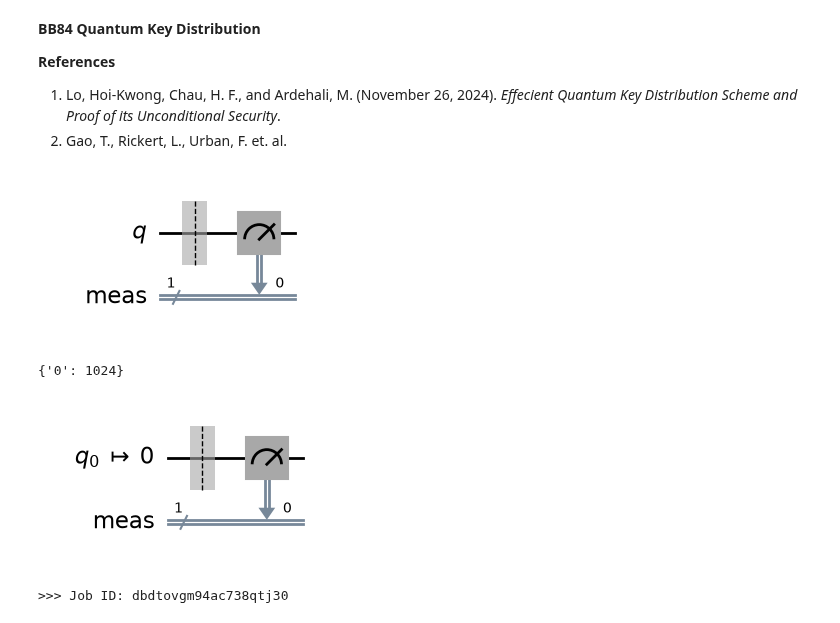
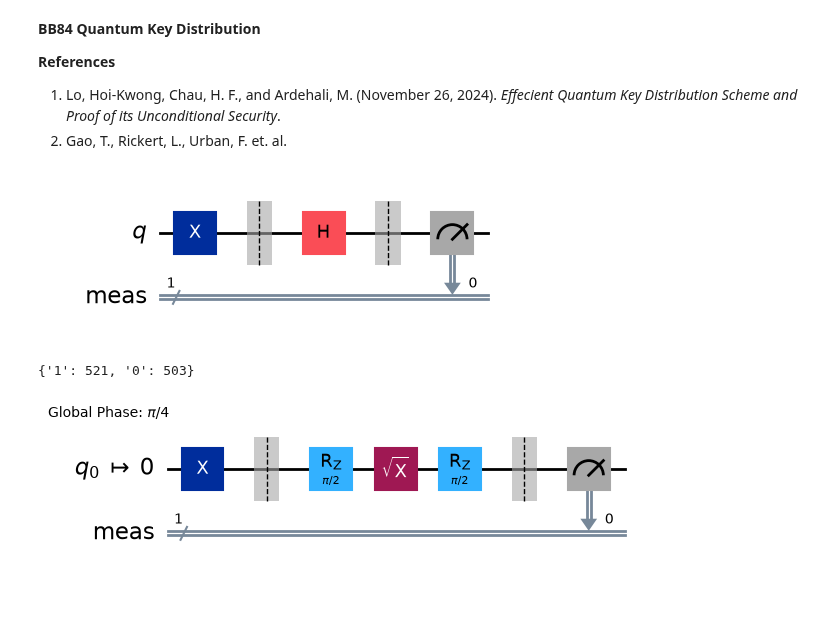
Before and after one commit to Napieraj2/Quantum, a Jupyter notebook: BB84.ipynb, the cells around one changed output. Saved outputs shown, nothing was run; the diff lists cells and outputs as text; code cells hidden in the pictures.

Commit message:
various gate tests, documentation later

```diff
--- a/BB84.ipynb
+++ b/BB84.ipynb
@@ -39,21 +40,28 @@ else:
 # %%
 # Build Alice's qubits and show circuit (local simulation)
 
-# Initialize Alice at |0>
-alice = QuantumCircuit(QUBITS)
-#alice.x(0)  # Apply Hadamard gate to create superposition
+alice = QuantumCircuit(QUBITS) # Initialize Alice at |0>
+
+alice.x(0)  # Bit flip to |1>
+alice.barrier() # Barrier to separate preparation from measurement
+alice.h(0)  # Hadamard to |+>
+#alice.h(0)  # Hadamard |+> to |0>
+#alice.z(0)  # Phase flip to |->
+#alice.s(0)  # Phase gate to |i>
+#alice.y(0)  # Y gate to |+i>
+#alice.xcx(0, 1)  # CNOT to entangle qubits 0 and 1
+#alice.zcx(0, 1)  # Controlled-Z to entangle qubits 0 and 1
 alice.measure_all()
 alice.draw("mpl")
 # %% [output]
-[figure, old version]
+[figure, new version]
 # %%
 # Ideal sampler (no error) for Alice's circuit (local simulation)
-
 sampler = StatevectorSampler()
 result = sampler.run([alice], shots=1024).result()
 print(result[0].data.meas.get_counts())
 # %% [output]
-{'0': 1024}
+{'1': 521, '0': 503}
 # %%
 # Set up bases for different observables.
 
@@ -62,28 +77,14 @@ observables = [SparsePauliOp(label) for label in observables_labels]
 # %%
 # Build Alice's circuit for the Estimator and Sampler primitives.
 
-# Convert to an ISA circuit and layout-mapped observables.
-pm = generate_preset_pass_manager(backend=backend, optimization_level=1) # sets up the pass manager for the backend
-isa_circuit_alice = pm.run(alice) # run the pass manager on Alice's circuit to get the ISA circuit
-isa_circuit_alice.draw("mpl", idle_wires=False) # hide idle wires for better visualization
+pm = generate_preset_pass_manager(
+    backend=backend,
+    optimization_level=1,
+    initial_layout=[PHYSICAL_QUBIT]
+)
+
+isa_circuit_alice = pm.run(alice)
+isa_circuit_alice.draw("mpl", idle_wires=False)
 # %% [output]
-[figure, old version]
+[figure, new version]
-# %%
-# Construct the Estimator instance.
-estimator = Estimator(mode=backend)
-estimator.options.resilience_level = RESILIENCE_LEVEL
-estimator.options.default_shots = SHOTS
-
-# The observables are 2-qubit Pauli strings, so the circuit must also be 2 qubits.
-mapped_observables = [
-    observable.apply_layout(isa_circuit_alice.layout) for observable in observables
-]
-
-# One pub, with one circuit to run against five different observables.
-job_alice = estimator.run([(isa_circuit_alice, mapped_observables)])
-
-# Use the job ID to retrieve your job data later
-print(f">>> Job ID: {job_alice.job_id()}")
-# %% [output]
->>> Job ID: dbdtovgm94ac738qtj30
 # %%
```
Also changed, not shown: parts of 10 cells of this notebook, 1 other file.
